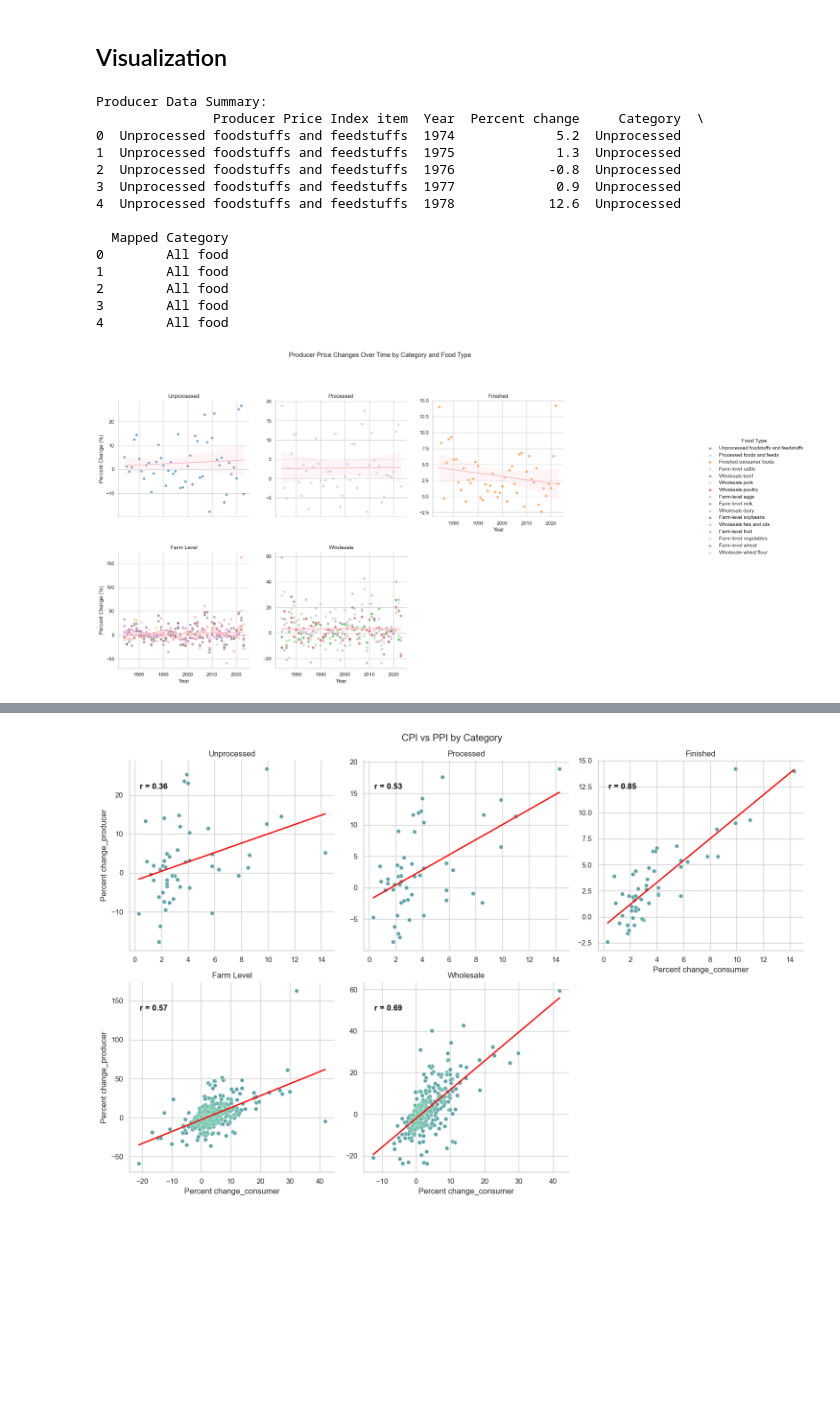
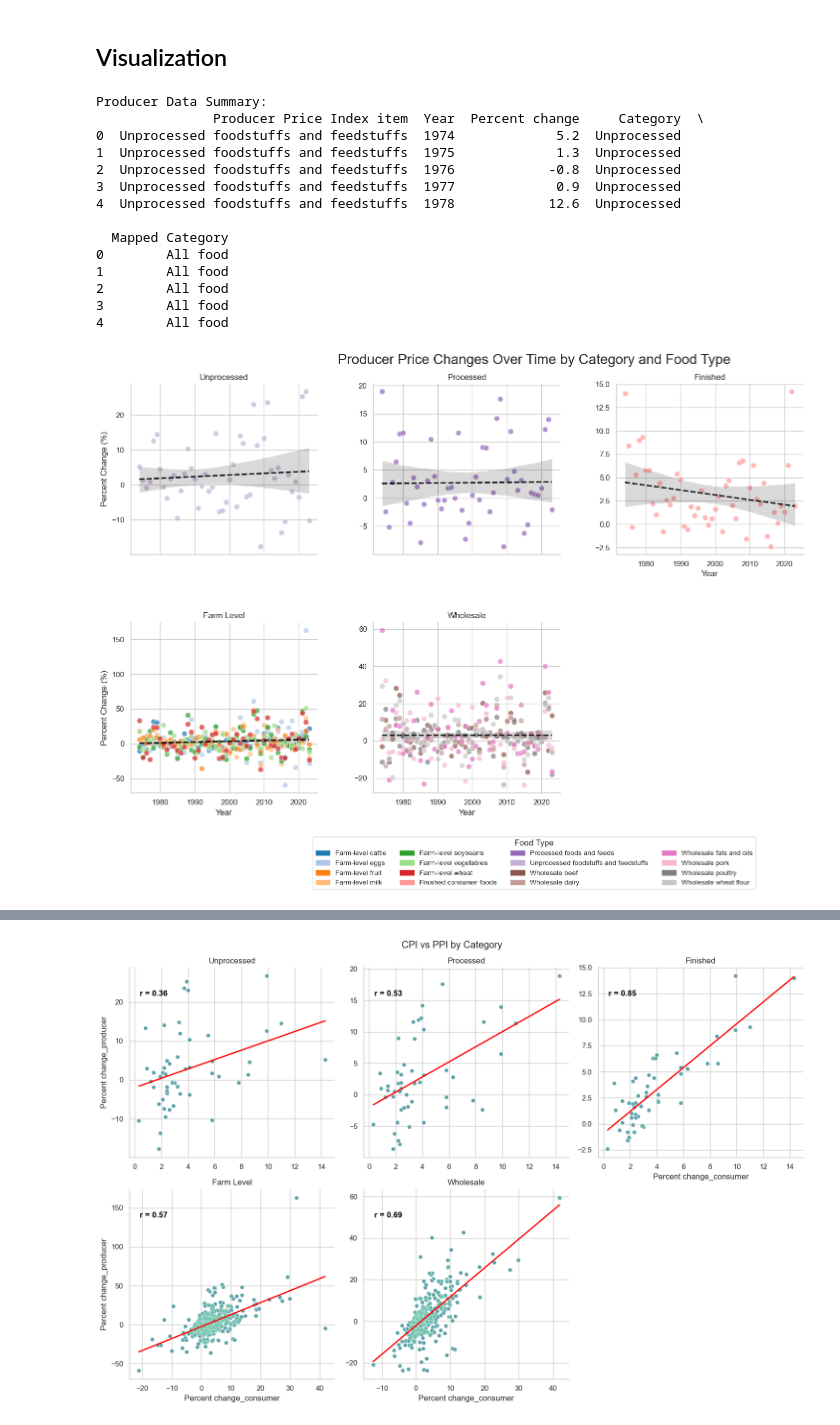
Before and after one commit to eva163x/food-insecurity-analysis, a Jupyter notebook: CS216_Project.ipynb, the cells around one changed output, grey strips where cells are left out. Cells and saved outputs as stored; diff of their text form; code cells hidden in the pictures; blank space fills up the shorter version.

Commit message:
Add updated visualization

```diff
--- a/CS216_Project.ipynb
+++ b/CS216_Project.ipynb
@@ -181,67 +181,109 @@ state_and_county.head()
 # %% [markdown]
 ## Visualization
 # %%
+import matplotlib.pyplot as plt
+import seaborn as sns
 ## Producer Data Visualization
 
 print("Producer Data Summary:")
 print(historical_producer_price_changes.head())
+import matplotlib.pyplot as plt
+import seaborn as sns
+import matplotlib.patches as mpatches
 
-# scatterplot faceted
+# Make sure your data is loaded into this DataFrame
+# historical_producer_price_changes = pd.read_csv(...) or however you're loading it
+
+# Set style
+sns.set(style="whitegrid")
+
+# Sort food types to keep legend clean and consistent
+unique_food_types = sorted(historical_producer_price_changes["Producer Price Index item"].unique())
+
+# Assign colors using tab20 palette
+palette = sns.color_palette("tab20", len(unique_food_types))
+color_dict = dict(zip(unique_food_types, palette))
+
+# Create the FacetGrid (no legend from here)
 g = sns.FacetGrid(
     historical_producer_price_changes,
     col="Category",
     col_wrap=3,
     height=5,
+    aspect=1.2,
+    hue="Producer Price Index item",
+    palette=color_dict,
     sharey=False,
-    hue="Producer Price Index item",
-    palette="tab20",
+    legend_out=True  # turn off auto-legend
 )
 
-# scatter + line
+# Scatter plots
 g.map_dataframe(
     sns.scatterplot,
     x="Year",
     y="Percent change",
-    alpha=0.6,
+    alpha=0.7,
+    s=60
 )
 
-# single regression line per subplot
+# Add regression lines per subplot
 for ax, category in zip(g.axes.flat, historical_producer_price_changes['Category'].unique()):
-    data = historical_producer_price_changes[historical_producer_price_changes['Category'] == category]
+    data = historical_producer_price_changes[
+        historical_producer_price_changes['Category'] == category
+    ]
     sns.regplot(
-        data = data,
-        x = "Year",
-        y = "Percent change",
-        scatter = False,
-        ax = ax,
-        color = 'pink',
-        ci = 95,
-        line_kws={'linewidth': 2},
+        data=data,
+        x="Year",
+        y="Percent change",
+        scatter=False,
+        ax=ax,
+        color='black',
+        ci=95,
+        line_kws={'linewidth': 2, 'linestyle': '--'}
     )
+    ax.set_title(category, fontsize=14)
+    sns.despine(ax=ax)
 
-# legend + title
-g.add_legend(title="Food Type", bbox_to_anchor=(1.05, 0.6), loc='center left')
+# Axis and layout adjustments
+g.set_axis_labels("Year", "Percent Change (%)")
 g.set_titles("{col_name}")
-g.set_axis_labels("Year", "Percent Change (%)")
-g.fig.suptitle("Producer Price Changes Over Time by Category and Food Type", y=1.05)
+g.fig.subplots_adjust(top=0.92, bottom=0.1, left=0.05, right=0.8, hspace=0.4, wspace=0.3)
+g.fig.suptitle("Producer Price Changes Over Time by Category and Food Type", fontsize=20)
 
-# layout
-plt.subplots_adjust(top=0.9, hspace=0.3, wspace=0.2)
+# Manually build legend patches
+handles = [
+    mpatches.Patch(color=color_dict[ftype], label=ftype)
+    for ftype in unique_food_types
+]
+
+# Add full manual legend
+g.fig.legend(
+    handles=handles,
+    title="Food Type",
+    loc='lower center',
+    bbox_to_anchor=(0.5, -0.10),  # push this value down as much as you want
+    frameon=True,
+    fontsize=10,
+    title_fontsize=12,
+    ncol=4  # you can increase this if you want a tighter, wider legend
+)
+
+
 plt.show()
 # %% [output]
 Producer Data Summary:
                Producer Price Index item  Year  Percent change     Category  \
 0  Unprocessed foodstuffs and feedstuffs  1974             5.2  Unprocessed
 1  Unprocessed foodstuffs and feedstuffs  1975             1.3  Unprocessed
 2  Unprocessed foodstuffs and feedstuffs  1976            -0.8  Unprocessed
 3  Unprocessed foodstuffs and feedstuffs  1977             0.9  Unprocessed
 4  Unprocessed foodstuffs and feedstuffs  1978            12.6  Unprocessed
 
   Mapped Category
 0        All food
 1        All food
 2        All food
 3        All food
 4        All food
-[figure, old version]
+[figure, new version]
 # %% [markdown]
```
Also changed, not shown: parts of 6 cells of this notebook.
